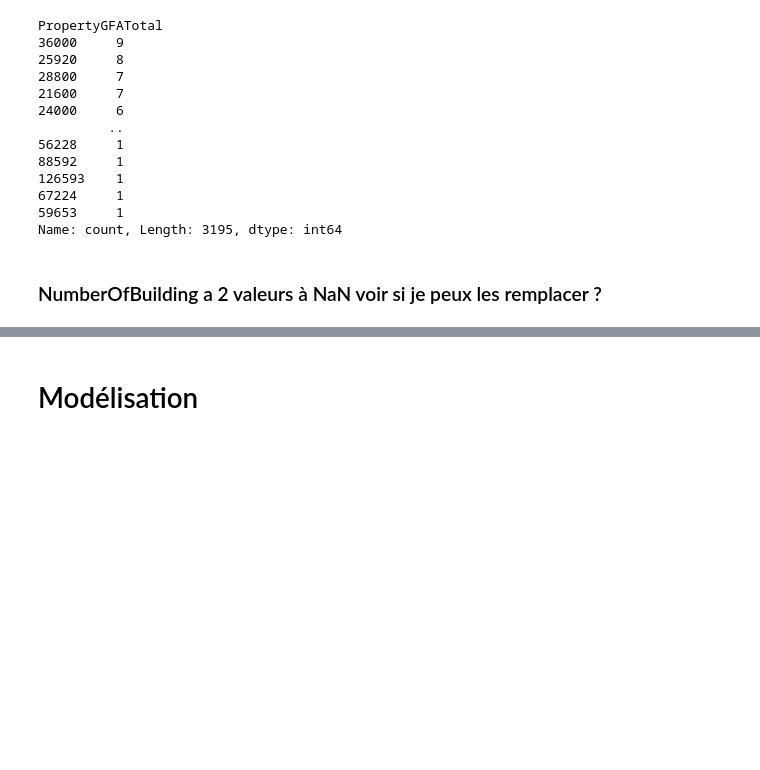
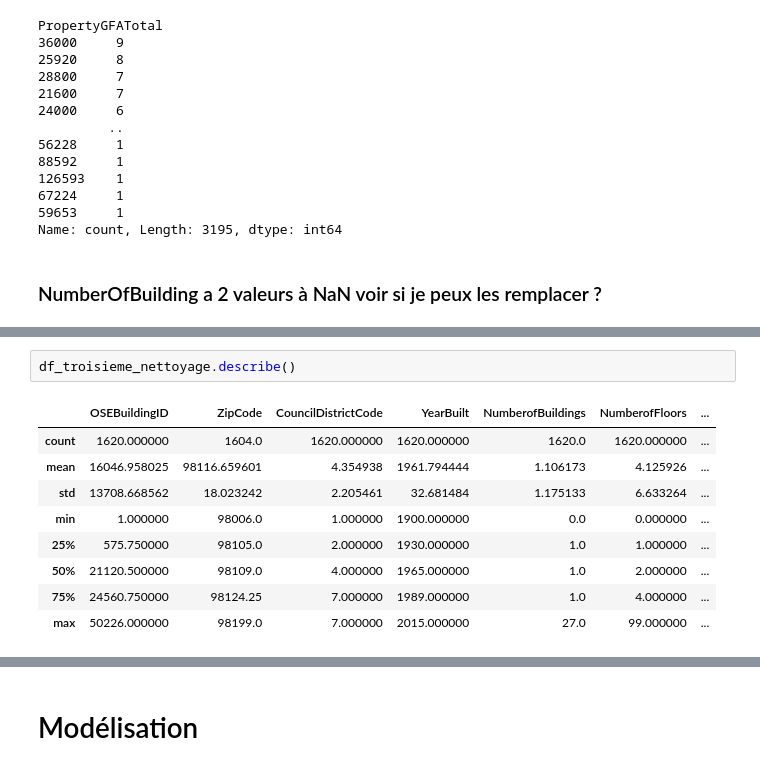
Before and after one commit to MiroMilano59/anticiper_besoins_consommation_batiments, a Jupyter notebook: template_modelistation_supervisee.ipynb, the cells around one changed output, grey strips where cells are left out. Cells and saved outputs as stored; diff of their text form; blank space fills up the shorter version.

```diff
--- a/template_modelistation_supervisee.ipynb
+++ b/template_modelistation_supervisee.ipynb
@@ -1059,0 +1039,12 @@ NameError: name 'projectstop' is not defined
+# %%
+df_troisieme_nettoyage.describe()
+# %% [output]
+|  | OSEBuildingID | ZipCode | CouncilDistrictCode | YearBuilt | NumberofBuildings | NumberofFloors | ... |
+| count | 1620.000000 | 1604.0 | 1620.000000 | 1620.000000 | 1620.0 | 1620.000000 | ... |
+| mean | 16046.958025 | 98116.659601 | 4.354938 | 1961.794444 | 1.106173 | 4.125926 | ... |
+| std | 13708.668562 | 18.023242 | 2.205461 | 32.681484 | 1.175133 | 6.633264 | ... |
+| min | 1.000000 | 98006.0 | 1.000000 | 1900.000000 | 0.0 | 0.000000 | ... |
+| 25% | 575.750000 | 98105.0 | 2.000000 | 1930.000000 | 1.0 | 1.000000 | ... |
+| 50% | 21120.500000 | 98109.0 | 4.000000 | 1965.000000 | 1.0 | 2.000000 | ... |
+| 75% | 24560.750000 | 98124.25 | 7.000000 | 1989.000000 | 1.0 | 4.000000 | ... |
+| max | 50226.000000 | 98199.0 | 7.000000 | 2015.000000 | 27.0 | 99.000000 | ... |
```
Also changed, not shown: parts of 34 cells of this notebook.
